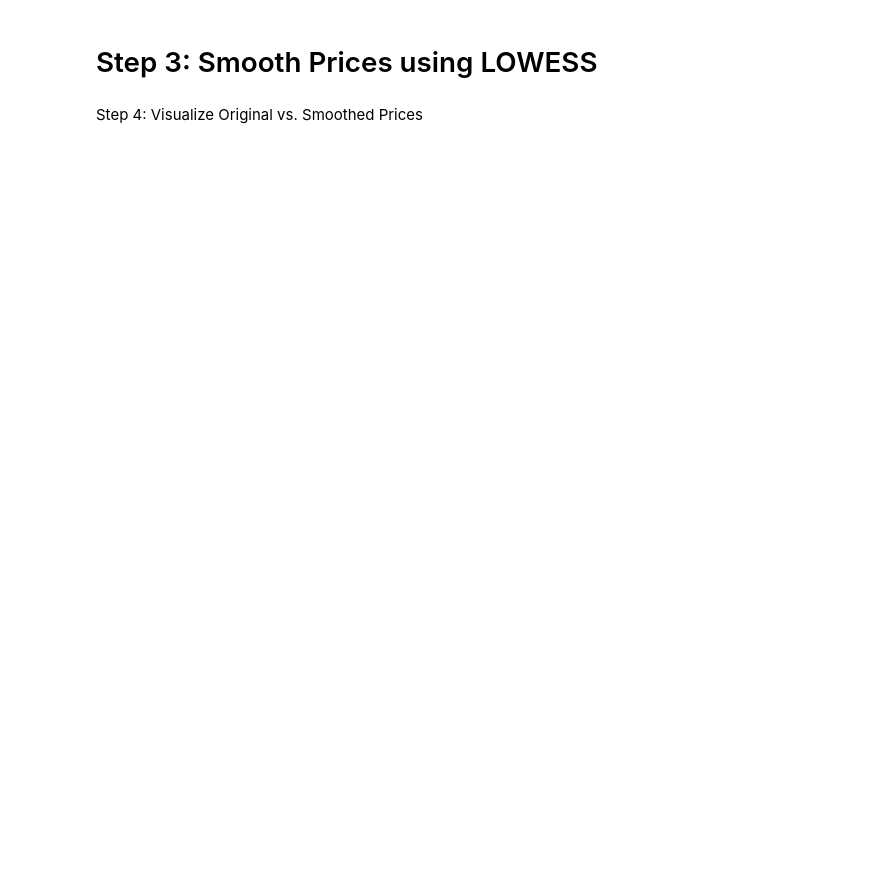
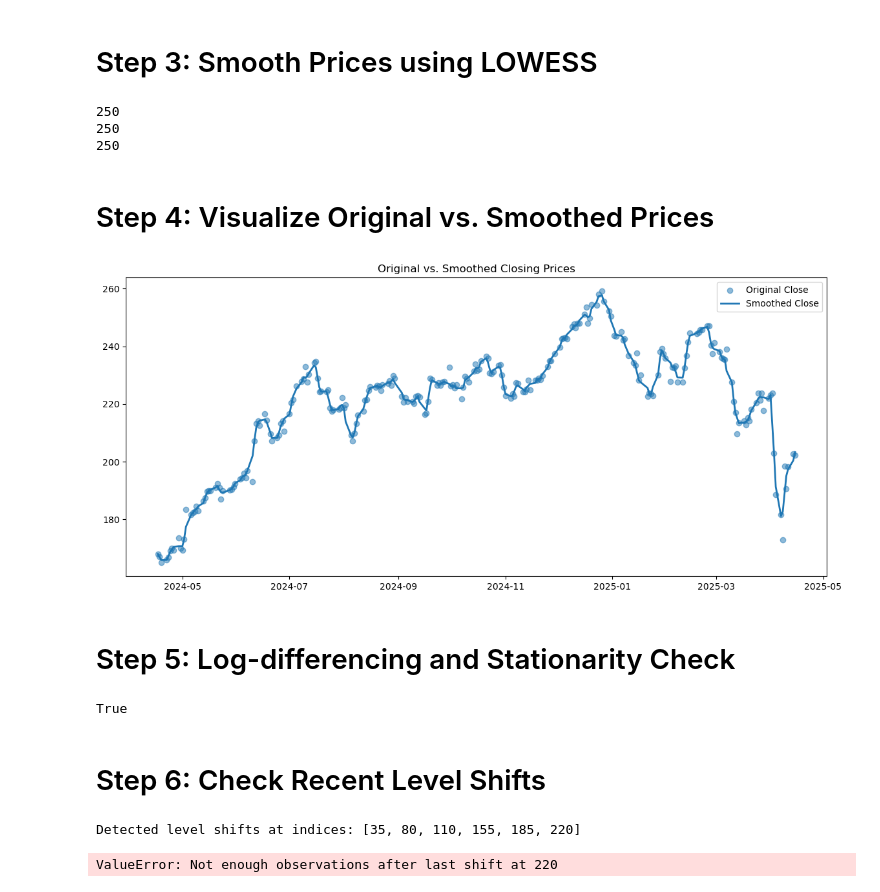
Before and after one commit to AaronNHorvitz/AutoTrader, a Jupyter notebook: Notebooks/007 Tutorial - Stock Price ARIMA Forecast.ipynb, the cells around one changed output. Drawn from its saved outputs; the diff is of its cells as text; code cells hidden in the pictures; blank space fills up the shorter version.

```diff
--- a/Notebooks/007 Tutorial - Stock Price ARIMA Forecast.ipynb
+++ b/Notebooks/007 Tutorial - Stock Price ARIMA Forecast.ipynb
@@ -20,15 +46,70 @@ print(df.head())
 # %% [markdown]
 # Step 3: Smooth Prices using LOWESS
 # %%
-smoothing_window = 30
+smoothing_window = 5
 for col in ['open', 'high', 'low', 'close']:
     df[f'{col}_smooth'] = smooth_lowess(df[col], window_length=smoothing_window)
+# %%
+print(len(df['date']))
+print(len(df['close']))
+print(len(df['close_smooth']))
+# %% [output]
+250
+250
+250
 # %% [markdown]
-Step 4: Visualize Original vs. Smoothed Prices
+# Step 4: Visualize Original vs. Smoothed Prices
 # %%
 plt.figure(figsize=(14, 6))
-plt.plot(df['close'], label='Original Close', alpha=0.5)
-plt.plot(df['close_smooth'], label='Smoothed Close', linewidth=2)
+plt.scatter(df['date'],df['close'], label='Original Close', alpha=0.5)
+plt.plot(df['date'],df['close_smooth'], label='Smoothed Close', linewidth=2)
 plt.title('Original vs. Smoothed Closing Prices')
 plt.legend()
 plt.show()
+# %% [output]
+[figure, added]
+# %% [markdown]
+# Step 5: Log-differencing and Stationarity Check
+# %%
+def is_series_stationary(series, signif=0.05):
+    """
+    Check if a time series is stationary based on both ADF and KPSS tests.
+
+    Parameters:
+    -----------
+    series : pd.Series
+        The series to test for stationarity.
+    signif : float, optional
+        Significance level for both tests (default: 0.05).
+
+    Returns:
+    --------
+    bool
+        True if series is stationary, False otherwise.
+    """
+    stationarity_results = check_stationarity(series, signif)
+
+    adf_stationary = stationarity_results['ADF']['is_stationary']
+    kpss_stationary = stationarity_results['KPSS']['is_stationary']
+
+    return adf_stationary and kpss_stationary
+
+df['close_logdiff'] = log_difference(df['close_smooth'])
+is_stationary = is_series_stationary(df['close_logdiff'].dropna())
+print(is_stationary)
+# %% [output]
+True
+# %% [markdown]
+# Step 6: Check Recent Level Shifts
+# %%
+shifts = detect_level_shifts(df['close_smooth'])
+print("Detected level shifts at indices:", shifts)
+# %% [output]
+Detected level shifts at indices: [35, 80, 110, 155, 185, 220]
+# %%
+# Ensure enough observations after the last level shift
+min_observations_after_shift = 50
+if shifts and (len(df) - shifts[-1]) < min_observations_after_shift:
+    raise ValueError(f"Not enough observations after last shift at {shifts[-1]}")
+# %% [output]
+ValueError: Not enough observations after last shift at 220
```
Also changed, not shown: parts of 2 cells of this notebook, 1 other file.
